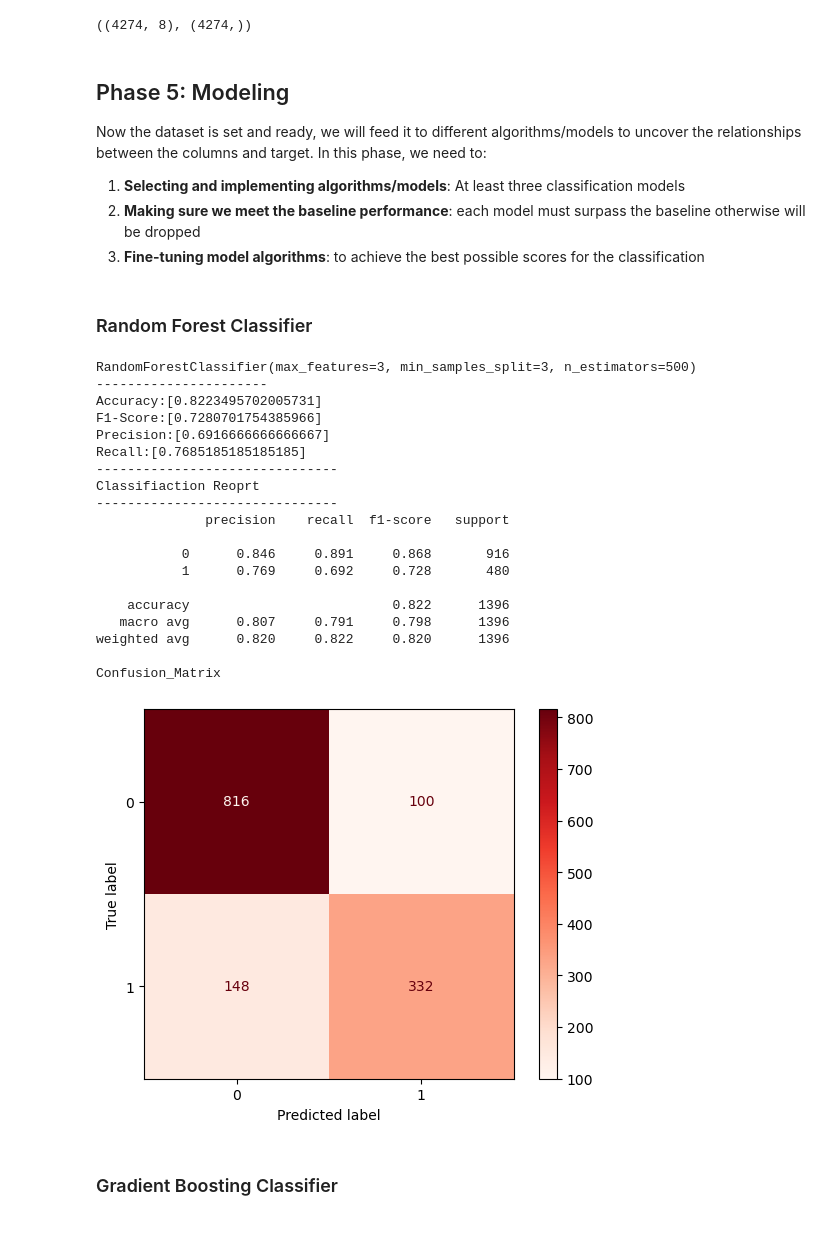
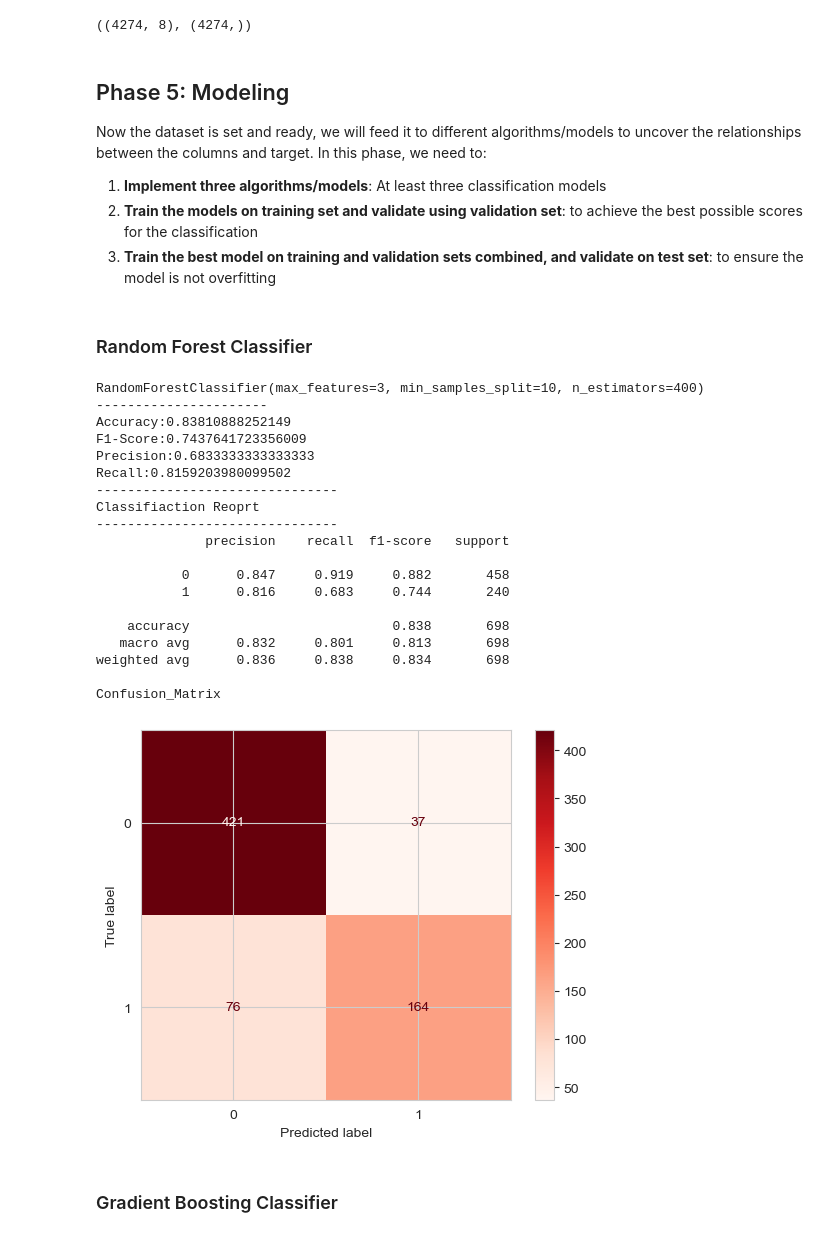
Before and after one commit to mamounalghaslan/mx-projects, a Jupyter notebook: math/employee-retention.ipynb, the cells around one changed output. Cells and saved outputs as stored; diff of their text form; code cells hidden in the pictures.

```diff
--- a/math/employee-retention.ipynb
+++ b/math/employee-retention.ipynb
@@ -206,11 +230,24 @@ At this stage, we will have explored the data enough to understand the problem a
 from sklearn.model_selection import train_test_split
 
 # splitting the dataset into train and test sets
-x_train, x_test, y_train, y_test = train_test_split(df_t.drop(['LeaveOrNot'], axis=1),
+x_train, x_combined, y_train, y_combined = train_test_split(df_t.drop(['LeaveOrNot'], axis=1),
                                                     df_t['LeaveOrNot'],
                                                     random_state=42,
                                                     test_size=0.3,
                                                     stratify=df_t['LeaveOrNot'])
 
-x_train.shape, y_train.shape, x_test.shape, y_test.shape
+x_test, x_val, y_test, y_val = train_test_split(x_combined,
+                                                y_combined,
+                                                random_state=42,
+                                                test_size=0.5,
+                                                stratify=y_combined)
+
+x_train_val = pd.concat([x_train, x_val])
+y_train_val = pd.concat([y_train, y_val])
+
+# Print the shapes
+print(x_train.shape, y_train.shape)
+print(x_test.shape, y_test.shape)
+print(x_val.shape, y_val.shape)
+print(x_train_val.shape, y_train_val.shape)
 # %% [output]
@@ -228,6 +268,6 @@ x_train_smote.shape, y_train_smote.shape
 ## Phase 5: Modeling
 
 Now the dataset is set and ready, we will feed it to different algorithms/models to uncover the relationships between the columns and target. In this phase, we need to:
-1. **Selecting and implementing algorithms/models**: At least three classification models
-2. **Making sure we meet the baseline performance**: each model must surpass the baseline otherwise will be dropped
-3. **Fine-tuning model algorithms**: to achieve the best possible scores for the classification
+1. **Implement three algorithms/models**: At least three classification models
+2. **Train the models on training set and validate using validation set**: to achieve the best possible scores for the classification
+3. **Train the best model on training and validation sets combined, and validate on test set**: to ensure the model is not overfitting
@@ -242,62 +287,57 @@ from sklearn.ensemble import RandomForestClassifier
 rf=RandomForestClassifier()
 
 hyper_params = {"max_features": [1, 3, 8],
                 "min_samples_split":[2, 3, 10],
                 "min_samples_leaf":[1, 3, 10],
                 "n_estimators":[100, 300, 400, 500],
                 "criterion":["gini"]}
 
-model=GridSearchCV(rf, hyper_params, cv=5, scoring="f1_macro", n_jobs=-1)
-model.fit(x_train_smote,y_train_smote)
-y_pred= model.predict(x_test)
+model = GridSearchCV(rf, hyper_params, cv=5, scoring="f1_macro", n_jobs=-1)
+model.fit(x_train_smote, y_train_smote)
+y_pred = model.predict(x_val)
 print(model.best_estimator_)
 
 print("----------------------")
 
-accuracy_scores=[]
-f1_scores=[]
-precision_scores=[]
-recall_scores=[]
-
-accuracy_scores.append(accuracy_score(y_pred, y_test))
-f1_scores.append(f1_score(y_pred, y_test))
-precision_scores.append(precision_score(y_pred, y_test))
-recall_scores.append(recall_score(y_pred, y_test))
+accuracy_scores.append(accuracy_score(y_pred, y_val))
+f1_scores.append(f1_score(y_pred, y_val))
+precision_scores.append(precision_score(y_pred, y_val))
+recall_scores.append(recall_score(y_pred, y_val))
 
 # Print the Results
-print(f"Accuracy:{accuracy_scores}")
-print(f"F1-Score:{f1_scores}")
-print(f"Precision:{precision_scores}")
-print(f"Recall:{recall_scores}")
+print(f"Accuracy:{accuracy_scores[-1]}")
+print(f"F1-Score:{f1_scores[-1]}")
+print(f"Precision:{precision_scores[-1]}")
+print(f"Recall:{recall_scores[-1]}")
 
 print("-------------------------------")
 print("Classifiaction Reoprt")
 print("-------------------------------")
-print(classification_report(y_test,y_pred,digits=3))
+print(classification_report(y_val, y_pred, digits=3))
 print("Confusion_Matrix")
-ConfusionMatrixDisplay.from_predictions(y_test,y_pred,cmap="Reds")
+ConfusionMatrixDisplay.from_predictions(y_val, y_pred, cmap="Reds")
 plt.show()
 # %% [output]
-RandomForestClassifier(max_features=3, min_samples_split=3, n_estimators=500)
+RandomForestClassifier(max_features=3, min_samples_split=10, n_estimators=400)
 ----------------------
-Accuracy:[0.8223495702005731]
-F1-Score:[0.7280701754385966]
-Precision:[0.6916666666666667]
-Recall:[0.7685185185185185]
+Accuracy:0.83810888252149
+F1-Score:0.7437641723356009
+Precision:0.6833333333333333
+Recall:0.8159203980099502
 -------------------------------
 Classifiaction Reoprt
 -------------------------------
               precision    recall  f1-score   support
 
-           0      0.846     0.891     0.868       916
-           1      0.769     0.692     0.728       480
+           0      0.847     0.919     0.882       458
+           1      0.816     0.683     0.744       240
 
-    accuracy                          0.822      1396
-   macro avg      0.807     0.791     0.798      1396
-weighted avg      0.820     0.822     0.820      1396
+    accuracy                          0.838       698
+   macro avg      0.832     0.801     0.813       698
+weighted avg      0.836     0.838     0.834       698
 
 Confusion_Matrix
-[figure, old version]
+[figure, new version]
 # %% [markdown]
 ### Gradient Boosting Classifier
 # %%
```
Also changed, not shown: parts of 31 cells of this notebook.
